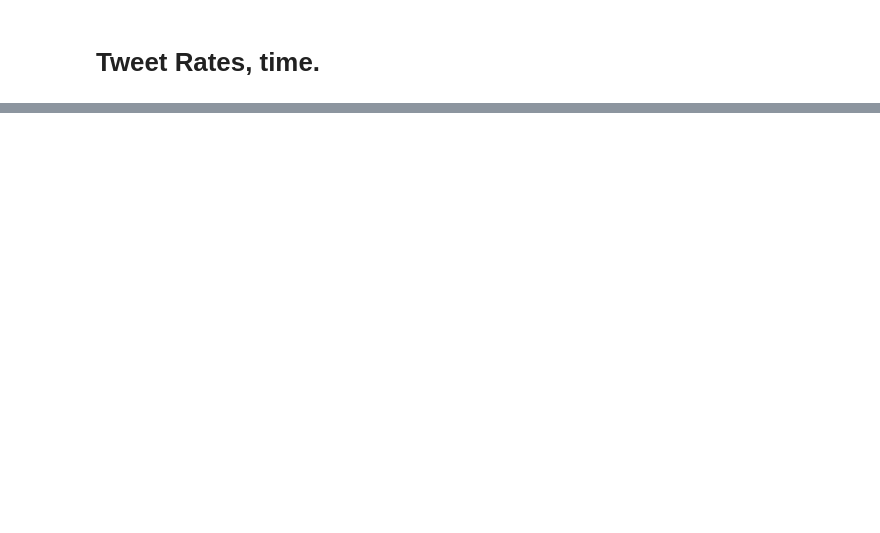
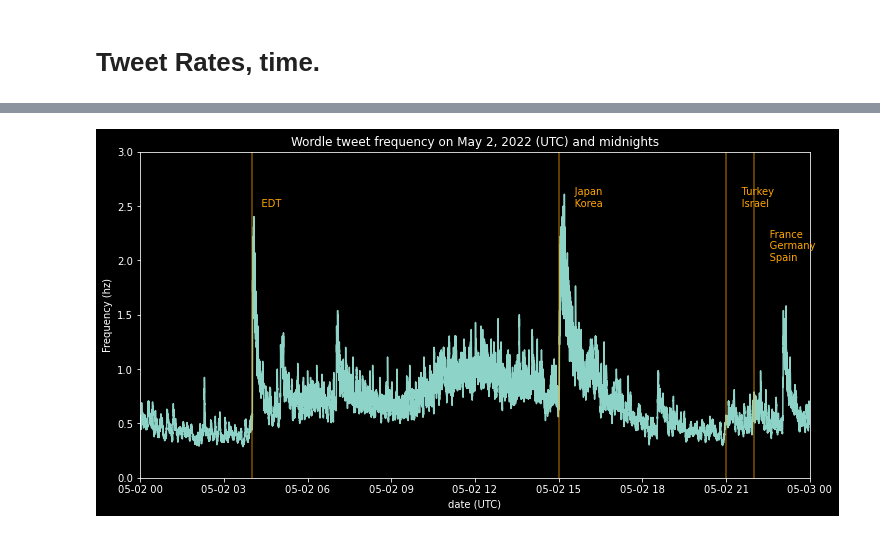
Before and after one commit to dtersegno/capstone, a Jupyter notebook: data_acquisition/4_EDA.ipynb, the cells around one changed output, grey strips where cells are left out. Cells and saved outputs as stored; diff of their text form; code cells hidden in the pictures; blank space fills up the shorter version.

```diff
--- a/data_acquisition/4_EDA.ipynb
+++ b/data_acquisition/4_EDA.ipynb
@@ -667,0 +763,41 @@ str.replace
+# %%
+#plot the inverse. This is tweet frequency.
+
+UTC = tz.gettz('UTC')
+
+edt_offset = 4 # 4 am utc == midnight east coast usa. gmt -4
+pdt_offset = 6 #6 am == midnight west coast usa. gmt -6
+tokyo_offset = 15 # 3pm UTC == midnight japan, korea. gmt +9
+turkey_offset = 21  # 9pm UTC == midnight turkey, israel. gmt +3
+france_offset = 22 #10 pm UTC = midnight france, germany. gmt +2
+canberra_offset = 14 # 2 pm UTC == midnight ACT eastern australia. GMT + 10
+
+#more appropriately, should make tzinfo the corresponding type. but.
+def midnight_datetime_may2(offset, tzinfo = UTC):
+    midnight = datetime(2022, 5, 2, 0 + offset, 0, 0 ,tzinfo = tzinfo)
+    return midnight
+
+edt_midnight = midnight_datetime_may2(edt_offset)
+tokyo_midnight =  midnight_datetime_may2(tokyo_offset)
+turkey_midnight =  midnight_datetime_may2(turkey_offset)
+france_midnight = midnight_datetime_may2(france_offset)
+
+
+plt.figure(figsize = (12,6))
+plt.xlim(datetime(2022, 5,2,0,0,0, tzinfo = UTC), datetime(2022, 5,3,0,0,0, tzinfo = UTC))
+plt.plot(tudf['created_at'], tudf['ones']/tudf['time_since_last_tweet_mean60'])
+plt.ylim(0,3)
+plt.title("Wordle tweet frequency on May 2, 2022 (UTC) and midnights")
+plt.xlabel("date (UTC)")
+plt.ylabel("Frequency (hz)")
+
+plt.axvline(edt_midnight,  color = colors.to_rgba('orange',0.5))
+plt.axvline(tokyo_midnight, color = colors.to_rgba('orange',0.5))
+plt.axvline(turkey_midnight,  color = colors.to_rgba('orange',0.5))
+plt.axvline(france_midnight,  color = colors.to_rgba('orange',0.5))
+
+plt.text(edt_midnight, 2.5, "   EDT", color = 'orange')
+plt.text(tokyo_midnight, 2.5, "     Japan\n     Korea", color = 'orange')
+plt.text(turkey_midnight, 2.5, "     Turkey\n     Israel ", color = 'orange')
+plt.text(france_midnight, 2., "     France\n     Germany\n     Spain", color = 'orange')
+# %% [output]
@@ -667,0 +805 @@ str.replace
+[figure, added]
```
Also changed, not shown: parts of 116 cells of this notebook, 1 other file.
